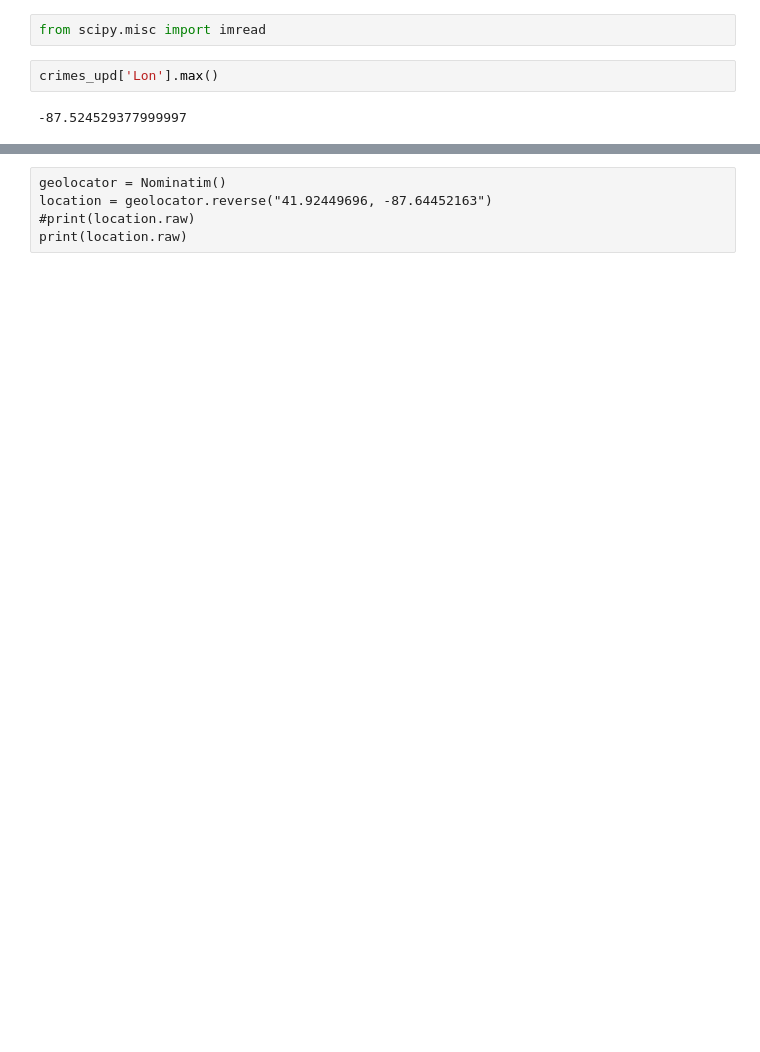
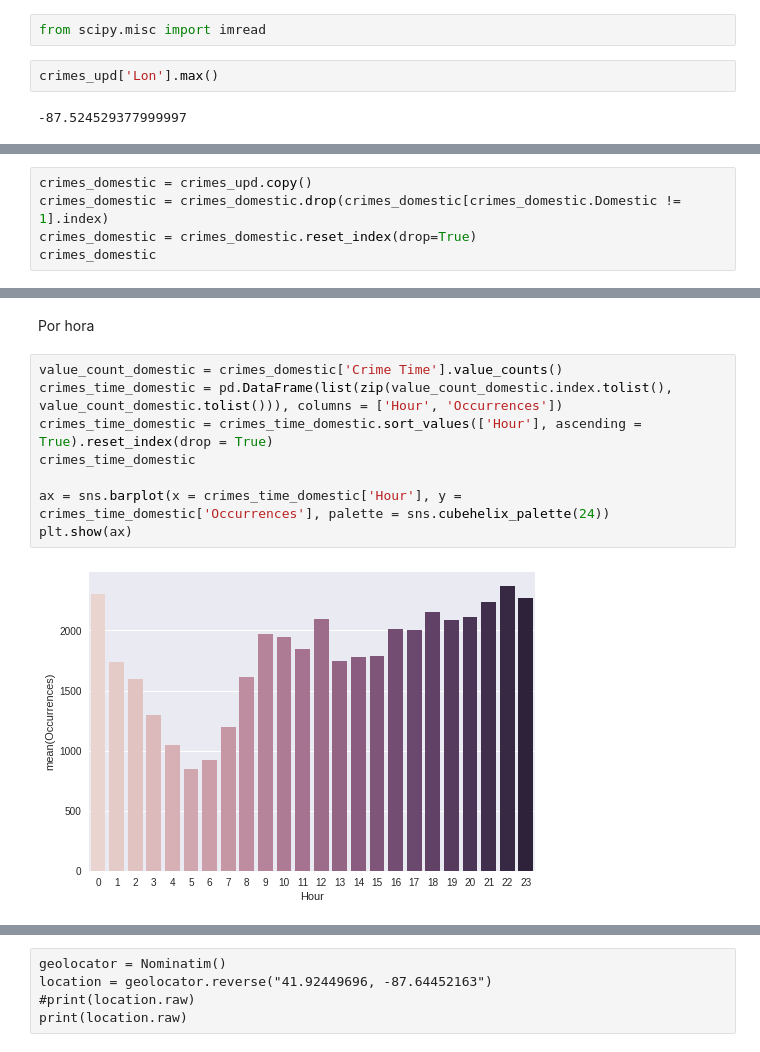
Before and after one commit to if1015-datascience-ufpe/2017-2-projeto-ajgan-rlsma-rcrs3, a Jupyter notebook: Project.ipynb, the cells around one changed output, grey strips where cells are left out. Saved outputs shown, nothing was run; the diff lists cells and outputs as text; blank space fills up the shorter version.

```diff
--- a/Project.ipynb
+++ b/Project.ipynb
@@ -735,0 +766,5 @@ crimes_upd.head()
+# %%
+crimes_domestic = crimes_upd.copy()
+crimes_domestic = crimes_domestic.drop(crimes_domestic[crimes_domestic.Domestic != 1].index)
+crimes_domestic = crimes_domestic.reset_index(drop=True)
+crimes_domestic
@@ -735,0 +790,12 @@ crimes_upd.head()
+# %% [markdown]
+Por hora
+# %%
+value_count_domestic = crimes_domestic['Crime Time'].value_counts()
+crimes_time_domestic = pd.DataFrame(list(zip(value_count_domestic.index.tolist(), value_count_domestic.tolist())), columns = ['Hour', 'Occurrences'])
+crimes_time_domestic = crimes_time_domestic.sort_values(['Hour'], ascending = True).reset_index(drop = True)
+crimes_time_domestic
+
+ax = sns.barplot(x = crimes_time_domestic['Hour'], y = crimes_time_domestic['Occurrences'], palette = sns.cubehelix_palette(24))
+plt.show(ax)
+# %% [output]
+[figure, added]
```
Also changed, not shown: parts of 13 cells of this notebook.
